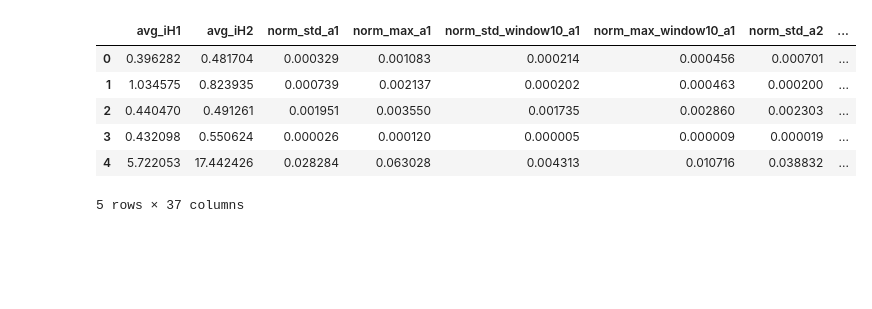
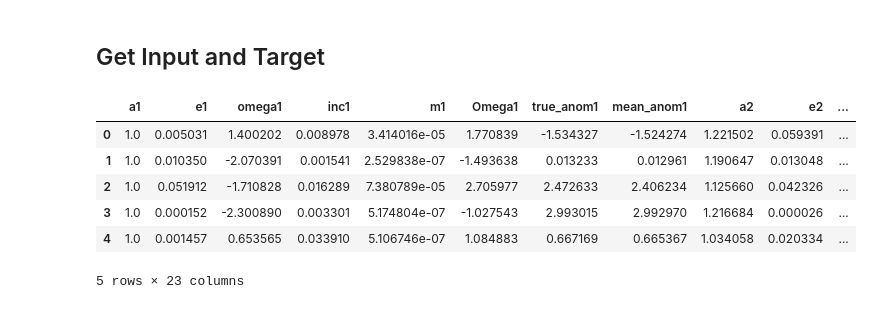
Before and after one commit to silburt/astrostats_workshop, a Jupyter notebook: Stability_Workbook.ipynb, the cells around one changed output. Saved outputs shown, nothing was run; the diff lists cells and outputs as text; code cells hidden in the pictures; blank space fills up the shorter version.

```diff
--- a/Stability_Workbook.ipynb
+++ b/Stability_Workbook.ipynb
@@ -88,22 +65,17 @@ ax.legend()
-# %%
-features = []
-features += ['avg_iH1', 'avg_iH2']
-features += ['norm_std_a1', 'norm_max_a1', 'norm_std_window10_a1', 'norm_max_window10_a1']
-features += ['norm_std_a2', 'norm_max_a2', 'norm_std_window10_a2', 'norm_max_window10_a2']
-features += ['norm_std_a3', 'norm_max_a3', 'norm_std_window10_a3', 'norm_max_window10_a3']
-features += ['avg_ecross1', 'std_ecross1', 'max_ecross1', 'min_ecross1']
-features += ['avg_ecross2', 'std_ecross2', 'max_ecross2', 'min_ecross2']
-features += ['avg_ecross3', 'std_ecross3', 'max_ecross3', 'min_ecross3']
-features += ['norm_a1_slope', 'norm_a2_slope', 'norm_a3_slope']
-features += ['avg_beta12','std_beta12','min_beta12','max_beta12','avg_beta23','std_beta23','min_beta23','max_beta23']
-y = df['Stable']
-X = df[features]
-X.head()
-# %% [output]
-|  | avg_iH1 | avg_iH2 | norm_std_a1 | norm_max_a1 | norm_std_window10_a1 | norm_max_window10_a1 | norm_std_a2 | ... |
-| 0 | 0.396282 | 0.481704 | 0.000329 | 0.001083 | 0.000214 | 0.000456 | 0.000701 | ... |
-| 1 | 1.034575 | 0.823935 | 0.000739 | 0.002137 | 0.000202 | 0.000463 | 0.000200 | ... |
-| 2 | 0.440470 | 0.491261 | 0.001951 | 0.003550 | 0.001735 | 0.002860 | 0.002303 | ... |
-| 3 | 0.432098 | 0.550624 | 0.000026 | 0.000120 | 0.000005 | 0.000009 | 0.000019 | ... |
-| 4 | 5.722053 | 17.442426 | 0.028284 | 0.063028 | 0.004313 | 0.010716 | 0.038832 | ... |
-5 rows × 37 columns
+# %% [markdown]
+## Get Input and Target
+# %%
+# output target
+y = df['Stable']
+
+cols = df.columns[1:-2]
+X = df[cols]
+X.head()
+# %% [output]
+|  | a1 | e1 | omega1 | inc1 | m1 | Omega1 | true_anom1 | mean_anom1 | a2 | e2 | ... |
+| 0 | 1.0 | 0.005031 | 1.400202 | 0.008978 | 3.414016e-05 | 1.770839 | -1.534327 | -1.524274 | 1.221502 | 0.059391 | ... |
+| 1 | 1.0 | 0.010350 | -2.070391 | 0.001541 | 2.529838e-07 | -1.493638 | 0.013233 | 0.012961 | 1.190647 | 0.013048 | ... |
+| 2 | 1.0 | 0.051912 | -1.710828 | 0.016289 | 7.380789e-05 | 2.705977 | 2.472633 | 2.406234 | 1.125660 | 0.042326 | ... |
+| 3 | 1.0 | 0.000152 | -2.300890 | 0.003301 | 5.174804e-07 | -1.027543 | 2.993015 | 2.992970 | 1.216684 | 0.000026 | ... |
+| 4 | 1.0 | 0.001457 | 0.653565 | 0.033910 | 5.106746e-07 | 1.084883 | 0.667169 | 0.665367 | 1.034058 | 0.020334 | ... |
+5 rows × 23 columns
```
Also changed, not shown: parts of 21 cells of this notebook.
